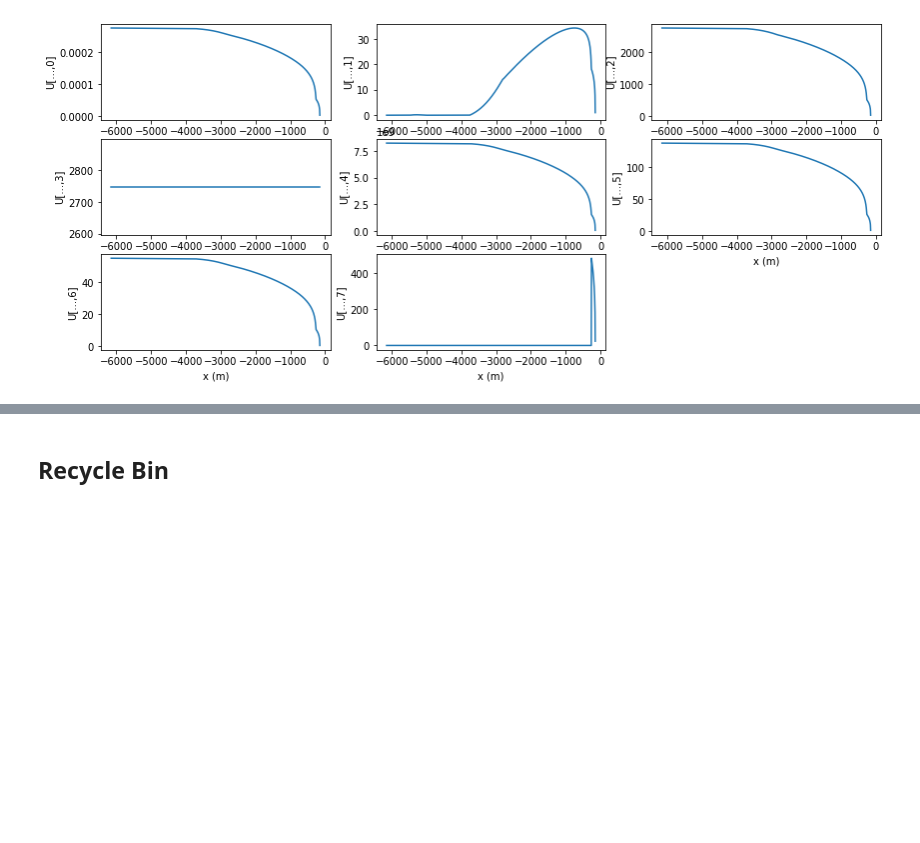
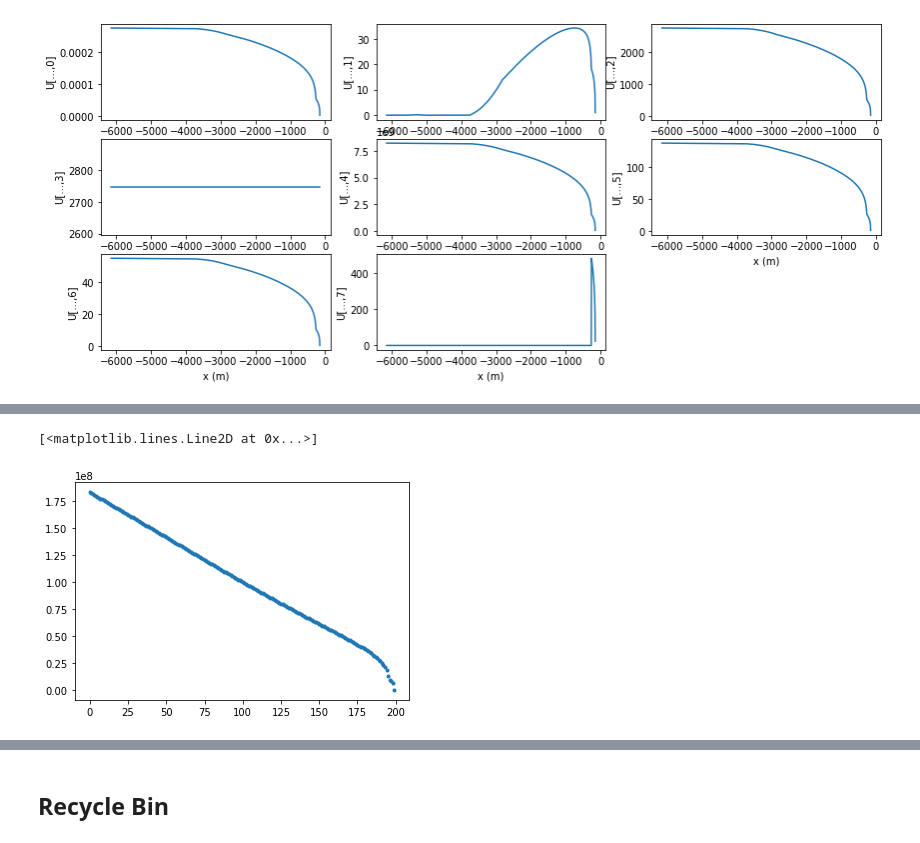
Before and after one commit to fredriclam/compressible-conduit-steady, a Jupyter notebook: steady_state_tester.ipynb, the cells around one changed output, grey strips where cells are left out. Cells and saved outputs as stored; diff of their text form; code cells hidden in the pictures; blank space fills up the shorter version.

```diff
--- a/steady_state_tester.ipynb
+++ b/steady_state_tester.ipynb
@@ -80,0 +95,30 @@ AttributeError: 'SteadyState' object has no attribute 'use_static_cache'
+# %%
+''' Sweep value of chamber pressure (serial) '''
+
+p_magmastatic = 6e3 * 9.8 * 2.7e3
+overpressure_range = 1e6 * np.linspace(1, 150, 50)
+# Set mesh for output (not needed for ode solver accuracy control)
+x = np.linspace(-6150, -150, 200)
+
+inlet_mass_flux = np.zeros_like(overpressure_range)
+inlet_velocity = np.zeros_like(overpressure_range)
+
+for i, overpressure in enumerate(overpressure_range):
+  try:
+    f = ss.SteadyState(x, 1e5, p_magmastatic + overpressure, input_type="p",
+      override_properties=standard_properties)
+    sol = f(x, io_format="phy")
+    # Extract p, h, mass fraction water exsolved, mass fraction fragmented magma
+    p, h, yWv, yF = sol[0:4,:]
+    # Mixture temperature
+    T = f.T_ph(p, h, yWv)
+    # Mixture density
+    rho = 1.0 / f.v_mix(p, T, yWv)
+    # Get mass flux (flow constant)
+    inlet_mass_flux[i] = f.j0
+    # Get inlet velocity
+    inlet_velocity[i] = (f.j0/rho)[0]
+  except:
+    inlet_mass_flux[i] = np.nan
+    # Get inlet velocity
+    inlet_velocity[i] = np.nan
@@ -80,0 +161,12 @@ AttributeError: 'SteadyState' object has no attribute 'use_static_cache'
+# %%
+''' Example for u_inlet input '''
+f = ss.SteadyState(x, 1e5, 1, input_type="u",
+      override_properties=standard_properties)
+sol = f(x, io_format="phy")
+# Extract p, h, mass fraction water exsolved, mass fraction fragmented magma
+p, h, yWv, yF = sol[0:4,:]
+# Mixture temperature
+T = f.T_ph(p, h, yWv)
+# Mixture density
+rho = 1.0 / f.v_mix(p, T, yWv)
+print(f"Inlet velocity: {(f.j0/rho)[0]}")
@@ -80,0 +180,5 @@ AttributeError: 'SteadyState' object has no attribute 'use_static_cache'
+# %%
+plt.plot(p, '.')
+# %% [output]
+[<matplotlib.lines.Line2D at 0x...>]
+[figure, added]
```
Also changed, not shown: parts of 7 cells of this notebook, 2 other files.
